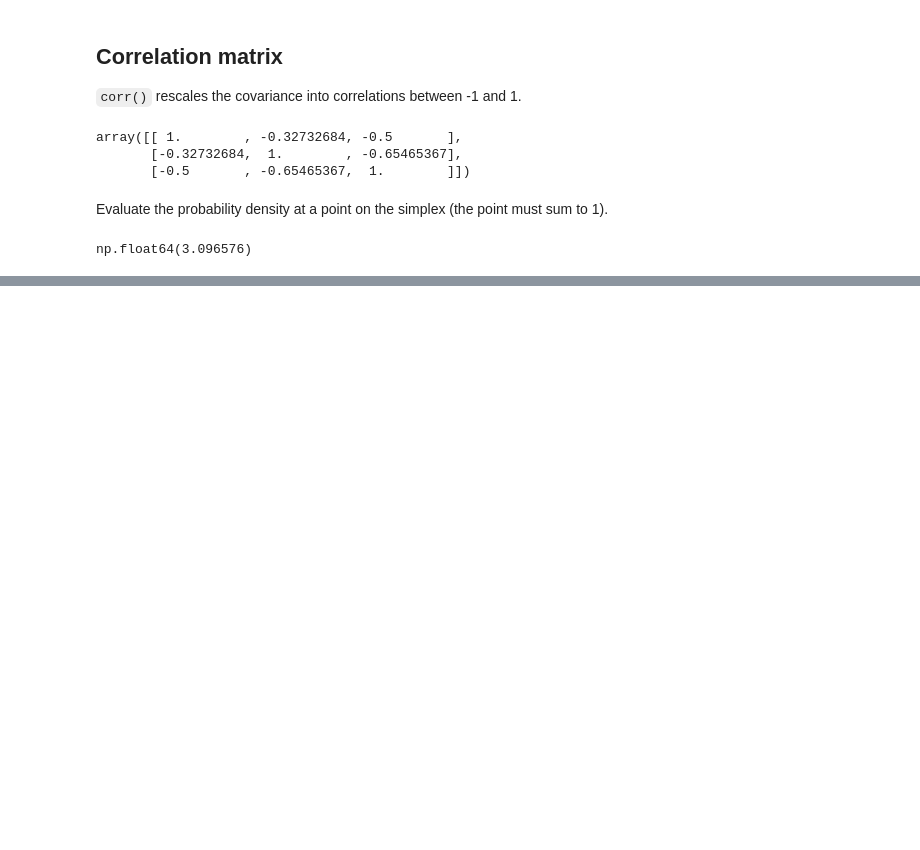
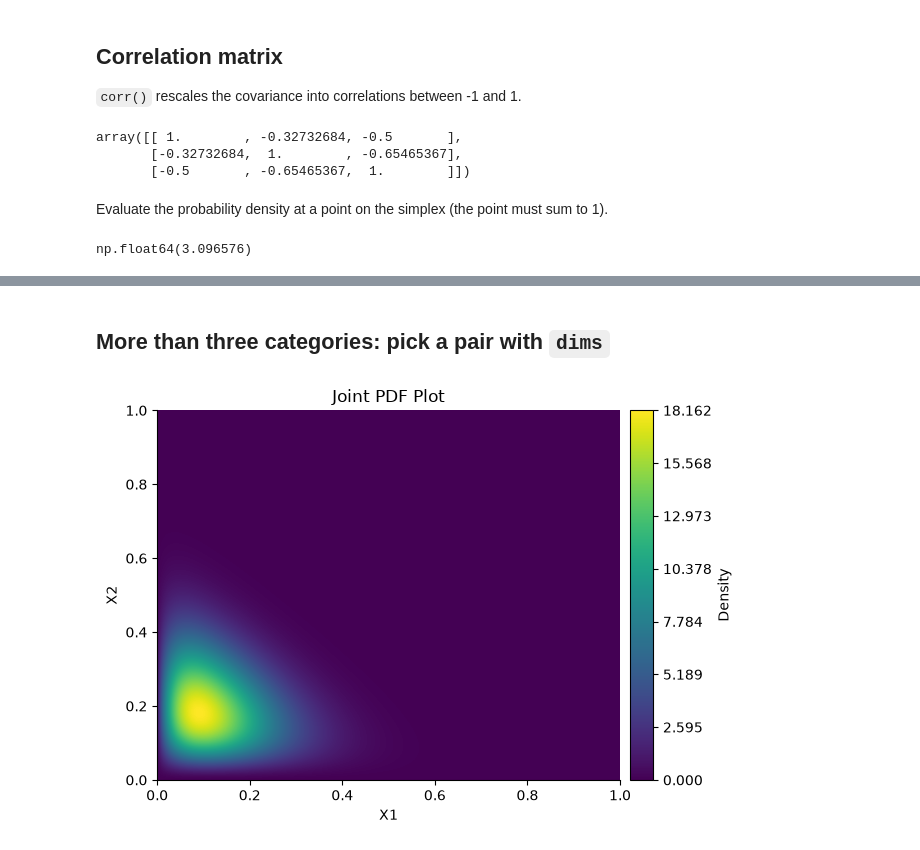
Before and after one commit to calpoly-symbulate/symbulate, a Jupyter notebook: team/new_distribution_demos/dirichlet_demo.ipynb, the cells around one changed output, grey strips where cells are left out. Cells and saved outputs as stored; diff of their text form; code cells hidden in the pictures; blank space fills up the shorter version.

```diff
--- a/team/new_distribution_demos/dirichlet_demo.ipynb
+++ b/team/new_distribution_demos/dirichlet_demo.ipynb
@@ -99,0 +82,7 @@ Beta(2, 5).plot()
+# %% [markdown]
+## More than three categories: pick a pair with `dims`
+# %%
+D = Dirichlet(alpha=[2, 3, 5, 4])
+D.plot(dims=(0, 1))
+# %% [output]
+[figure, added]
```
Also changed, not shown: parts of 13 cells of this notebook, 8 other files.
